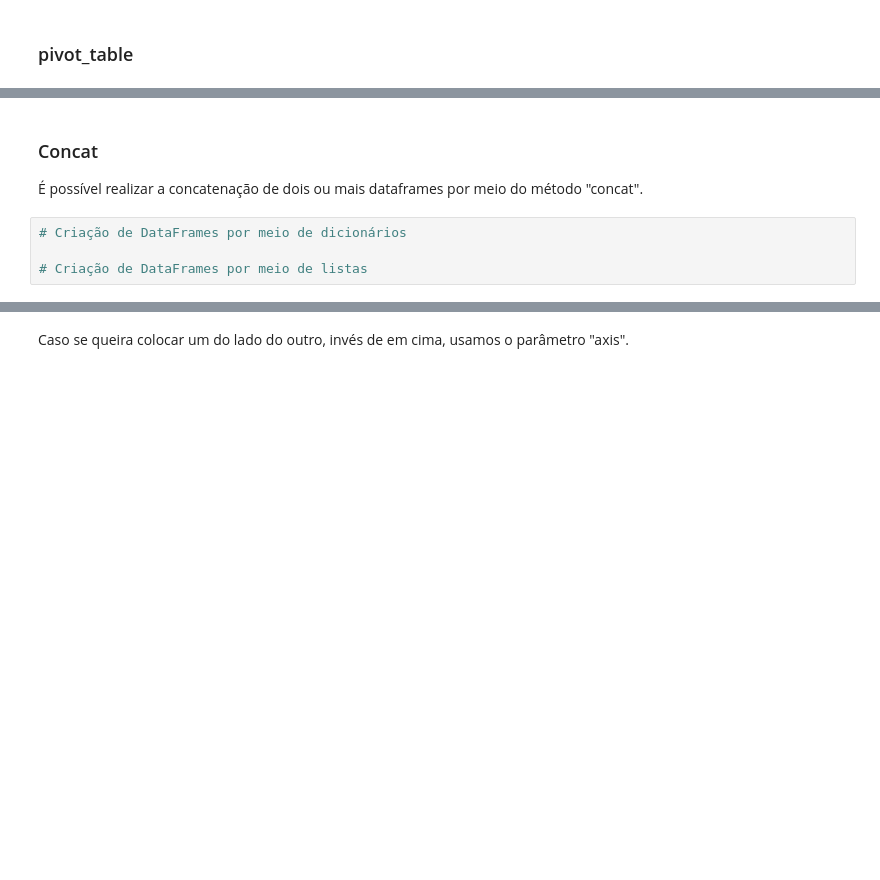
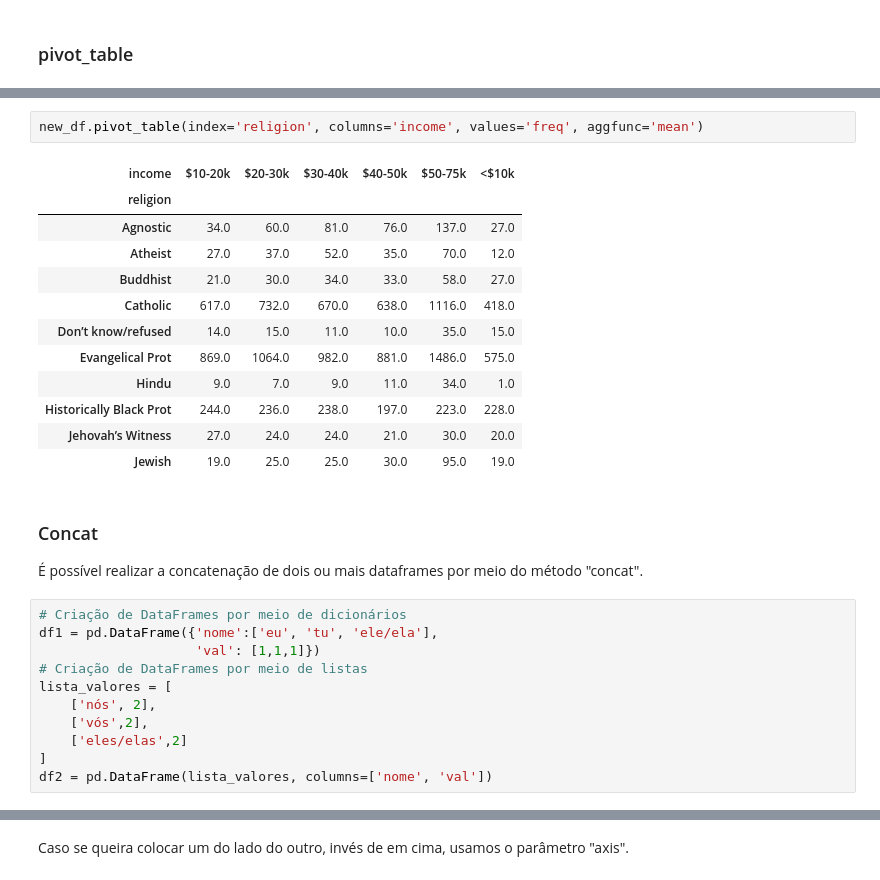
Before and after one commit to jjofilho/mod02_tecnicasprogramacao01, a Jupyter notebook: aulas/aula05_pandas2_aula.ipynb, the cells around one changed output, grey strips where cells are left out. Saved outputs shown, nothing was run; the diff lists cells and outputs as text; blank space fills up the shorter version.

```diff
--- a/aulas/aula05_pandas2_aula.ipynb
+++ b/aulas/aula05_pandas2_aula.ipynb
@@ -47,8 +176,30 @@ https://pandas.pydata.org/pandas-docs/stable/reference/api/pandas.melt.html
+# %%
+new_df.pivot_table(index='religion', columns='income', values='freq', aggfunc='mean')
+# %% [output]
+| income | $10-20k | $20-30k | $30-40k | $40-50k | $50-75k | <$10k |
+| religion |  |  |  |  |  |  |
+| Agnostic | 34.0 | 60.0 | 81.0 | 76.0 | 137.0 | 27.0 |
+| Atheist | 27.0 | 37.0 | 52.0 | 35.0 | 70.0 | 12.0 |
+| Buddhist | 21.0 | 30.0 | 34.0 | 33.0 | 58.0 | 27.0 |
+| Catholic | 617.0 | 732.0 | 670.0 | 638.0 | 1116.0 | 418.0 |
+| Don’t know/refused | 14.0 | 15.0 | 11.0 | 10.0 | 35.0 | 15.0 |
+| Evangelical Prot | 869.0 | 1064.0 | 982.0 | 881.0 | 1486.0 | 575.0 |
+| Hindu | 9.0 | 7.0 | 9.0 | 11.0 | 34.0 | 1.0 |
+| Historically Black Prot | 244.0 | 236.0 | 238.0 | 197.0 | 223.0 | 228.0 |
+| Jehovah’s Witness | 27.0 | 24.0 | 24.0 | 21.0 | 30.0 | 20.0 |
+| Jewish | 19.0 | 25.0 | 25.0 | 30.0 | 95.0 | 19.0 |
 # %% [markdown]
 ### Concat
 
 É possível realizar a concatenação de dois ou mais dataframes por meio do método "concat".
 # %%
 # Criação de DataFrames por meio de dicionários
-
+df1 = pd.DataFrame({'nome':['eu', 'tu', 'ele/ela'],
+                    'val': [1,1,1]})
 # Criação de DataFrames por meio de listas
+lista_valores = [
+    ['nós', 2],
+    ['vós',2],
+    ['eles/elas',2]
+]
+df2 = pd.DataFrame(lista_valores, columns=['nome', 'val'])
```
Also changed, not shown: parts of 104 cells of this notebook, 7 other files.
